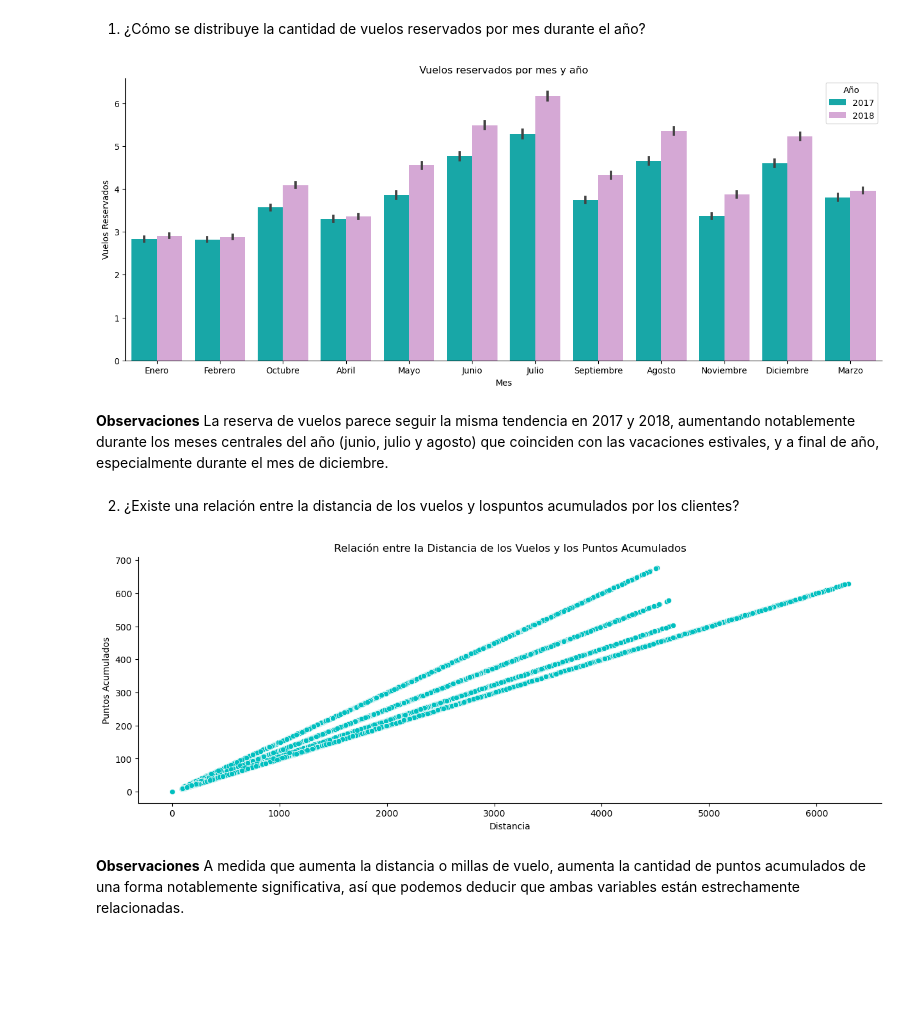
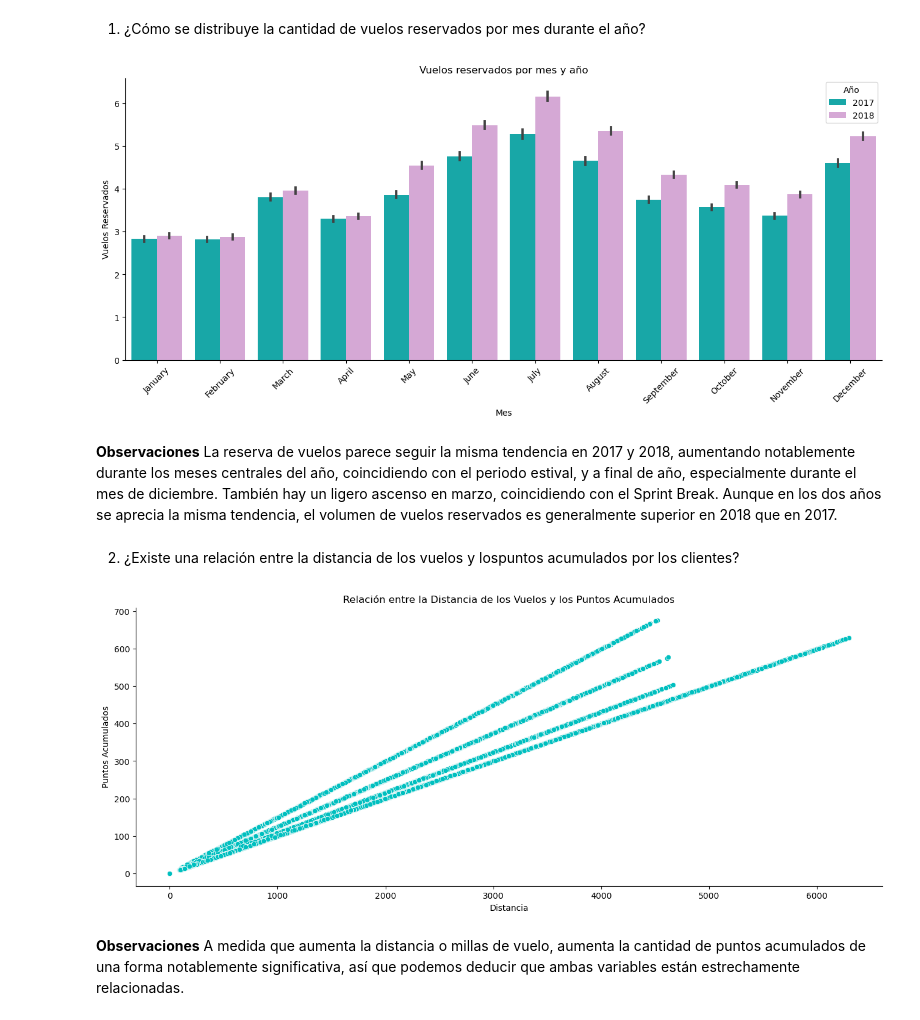
Before and after one commit to Adalab/bda-modulo-3-evaluacion-final-TaniaGraff, a Jupyter notebook: fase2_visualizacion.ipynb, the cells around one changed output. Drawn from its saved outputs; the diff is of its cells as text; code cells hidden in the pictures; blank space fills up the shorter version.

Commit message:
Subo la fase 2 de visualización completa.

```diff
--- a/fase2_visualizacion.ipynb
+++ b/fase2_visualizacion.ipynb
@@ -32,24 +32,28 @@ df.head()
 # %%
 #Como son dos columnas numéricas y una categórica uso un gráfico de barras o barplot.
 colores = ['c', 'plum']
+orden = ['January', 'February', 'March', 'April', 'May', 'June',
+         'July', 'August', 'September', 'October', 'November', 'December']
+
 
 plt.figure(figsize=(16, 6))
-sns.barplot(x='Month', y='Flights_Booked', hue='Year', data=df, palette=colores)
+sns.barplot(x='Month', y='Flights_Booked', hue='Year', data=df, palette=colores, order=orden)
 plt.xlabel('Mes')
 plt.ylabel('Vuelos Reservados')
 plt.title('Vuelos reservados por mes y año')
+plt.xticks(rotation=45)
 plt.legend(title='Año')
 plt.gca().spines['right'].set_visible(False)
 plt.gca().spines['top'].set_visible(False);
 # %% [output]
-[figure, old version]
+[figure, new version]
 # %% [markdown]
-**Observaciones** La reserva de vuelos parece seguir la misma tendencia en 2017 y 2018, aumentando notablemente durante los meses centrales del año  (junio, julio y agosto) que coinciden con las vacaciones estivales, y a final de año, especialmente durante el mes de diciembre.
+**Observaciones** La reserva de vuelos parece seguir la misma tendencia en 2017 y 2018, aumentando notablemente durante los meses centrales del año, coincidiendo con el periodo estival, y a final de año, especialmente durante el mes de diciembre. También hay un ligero ascenso en marzo, coincidiendo con el Sprint Break. Aunque en los dos años se aprecia la misma tendencia, el volumen de vuelos reservados es generalmente superior en 2018 que en 2017.
 # %% [markdown]
 2. ¿Existe una relación entre la distancia de los vuelos y lospuntos acumulados por los clientes?
 # %%
 #Como quiero ver si existe una relación entre dos variables numéricas uso un scaterplot.
-plt.figure(figsize=(15, 5))
+plt.figure(figsize=(16, 6))
 sns.scatterplot(x='Distance', y='Points_Accumulated', data=df, color='c')
 plt.xlabel('Distancia')
 plt.ylabel('Puntos Acumulados')
@@ -57,7 +61,7 @@ plt.title('Relación entre la Distancia de los Vuelos y los Puntos Acumulados')
 plt.gca().spines['right'].set_visible(False)
 plt.gca().spines['top'].set_visible(False);
 # %% [output]
-[figure, old version]
+[figure, new version]
 # %% [markdown]
 **Observaciones** A medida que aumenta la distancia o millas de vuelo, aumenta la cantidad de puntos acumulados de una forma notablemente significativa, así que podemos deducir que ambas variables están estrechamente relacionadas.
 # %% [markdown]
```
Also changed, not shown: parts of 11 cells of this notebook.
